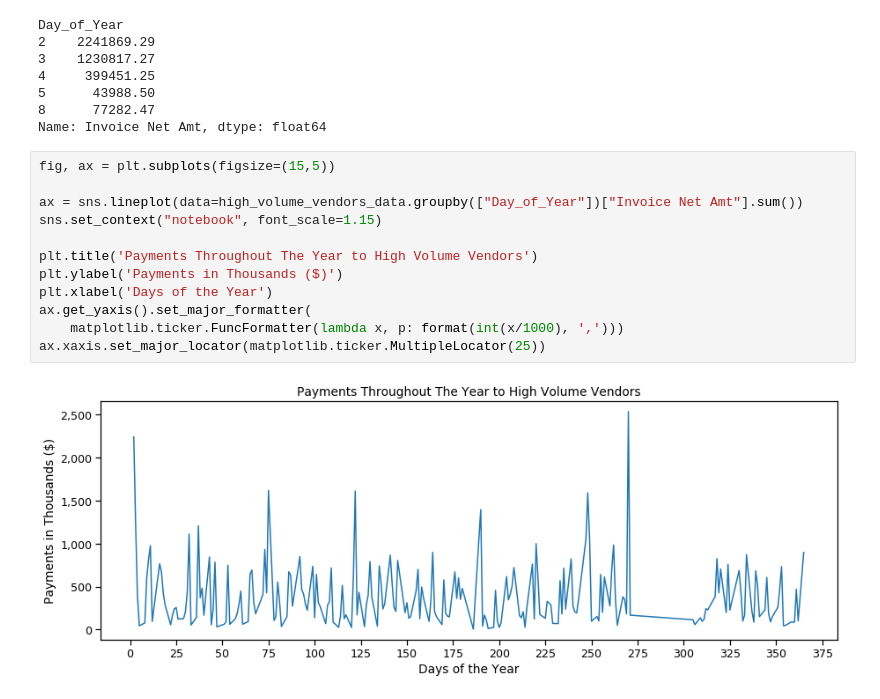
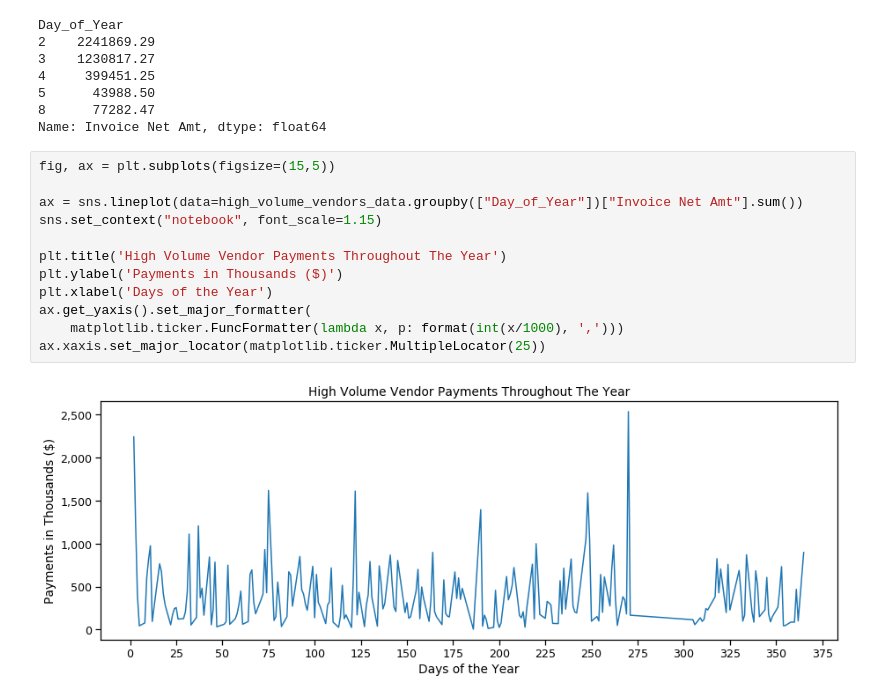
Before and after one commit to mrkjhsn/Vendor-Payments-City-of-Scottsdale, a Jupyter notebook: phx_vendor_payments_EDA.ipynb, the cells around one changed output. Cells and saved outputs as stored; diff of their text form.

```diff
--- a/phx_vendor_payments_EDA.ipynb
+++ b/phx_vendor_payments_EDA.ipynb
@@ -254,14 +254,14 @@ Name: Invoice Net Amt, dtype: float64
 # %%
 fig, ax = plt.subplots(figsize=(15,5))
 
 ax = sns.lineplot(data=high_volume_vendors_data.groupby(["Day_of_Year"])["Invoice Net Amt"].sum())
 sns.set_context("notebook", font_scale=1.15)
 
-plt.title('Payments Throughout The Year to High Volume Vendors')
+plt.title('High Volume Vendor Payments Throughout The Year')
 plt.ylabel('Payments in Thousands ($)')
 plt.xlabel('Days of the Year')
 ax.get_yaxis().set_major_formatter(
     matplotlib.ticker.FuncFormatter(lambda x, p: format(int(x/1000), ',')))
 ax.xaxis.set_major_locator(matplotlib.ticker.MultipleLocator(25))
 # %% [output]
-[figure, old version]
+[figure, new version]
```
